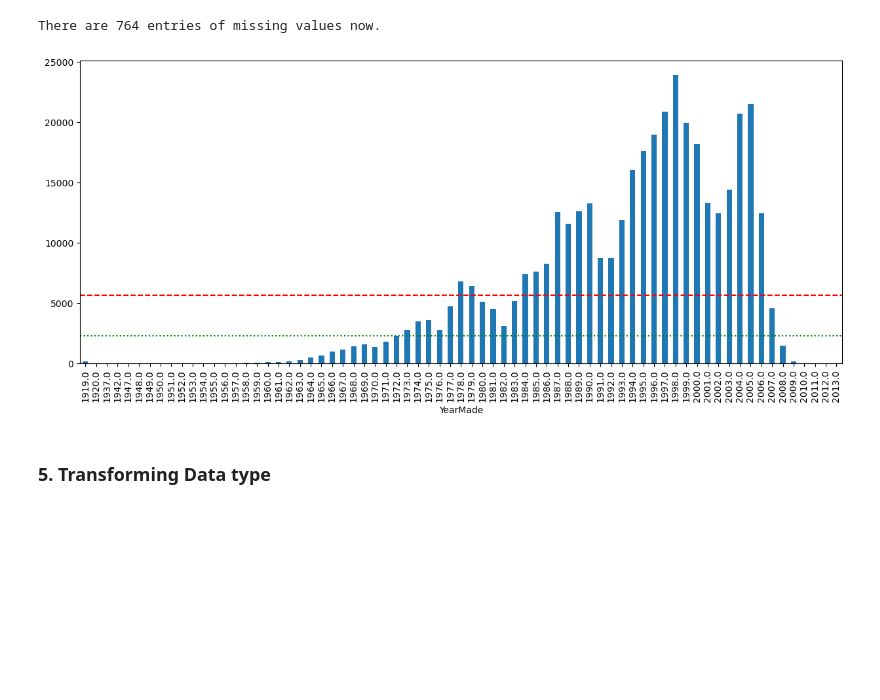
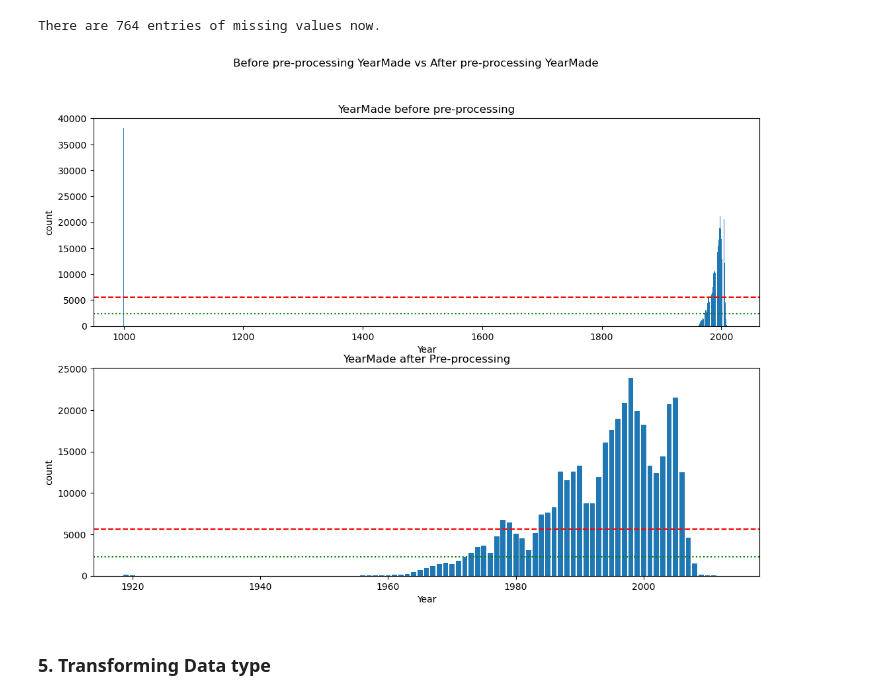
Before and after one commit to Eleanor-git/Regression_Bulldozer, a Jupyter notebook: Bulldozer_price_regression.ipynb, the cells around one changed output. Cells and saved outputs as stored; diff of their text form; code cells hidden in the pictures; blank space fills up the shorter version.

Commit message:
YearMade pre-processing comparison visualization

```diff
--- a/Bulldozer_price_regression.ipynb
+++ b/Bulldozer_price_regression.ipynb
@@ -639,19 +641,42 @@ df["YearMade"] = df["YearMade"].fillna(df["ModelID"].map(model_yearMade)) # repl
 print(f"There are {df["YearMade"].isna().sum()} entries of missing values now.")
 # %% [output]
 There are 764 entries of missing values now.
-# %%
-# Visualize "YearMade"
-
-fig = plt.figure(figsize = (15, 6))
-fig = df['YearMade'].value_counts().sort_index().plot.bar()
-plt.axhline(np.mean(df['YearMade'].value_counts()),
-           linestyle = '--',
-           c = 'red')
-plt.axhline(np.median(df['YearMade'].value_counts()),
-           linestyle = ':',
-           c = 'green');
-# %% [output]
-[figure, removed]
+# %%
+counts = train_df['YearMade'].value_counts().sort_index()
+
+# Visualize "YearMade"
+fig, axes = plt.subplots(figsize = (13, 9),
+                        nrows = 2,
+                        ncols = 1)
+axes[0].bar(counts.index,
+            counts.values)
+axes[0].axhline(np.mean(train_df['YearMade'].value_counts()),
+           linestyle = '--',
+           c = 'red')
+axes[0].axhline(np.median(train_df['YearMade'].value_counts()),
+           linestyle = ':',
+           c = 'green')
+axes[0].set(title = "YearMade before pre-processing",
+           xlabel = "Year",
+           ylabel = "count")
+#------------------------------------------------------------
+counts = df['YearMade'].value_counts().sort_index()
+
+axes[1].bar(df['YearMade'].sort_values().unique()[:-1],
+            df['YearMade'].value_counts().sort_index())
+axes[1].axhline(np.mean(df['YearMade'].value_counts()),
+           linestyle = '--',
+           c = 'red')
+axes[1].axhline(np.median(df['YearMade'].value_counts()),
+           linestyle = ':',
+           c = 'green')
+axes[1].set(title = "YearMade after Pre-processing",
+           xlabel = "Year",
+           ylabel = "count")
+
+fig.suptitle("Before pre-processing YearMade vs After pre-processing YearMade");
+# %% [output]
+[figure, added]
 # %% [markdown]
 ### 5. Transforming Data type
 # %% [markdown]
```
Also changed, not shown: parts of 2 cells of this notebook.
